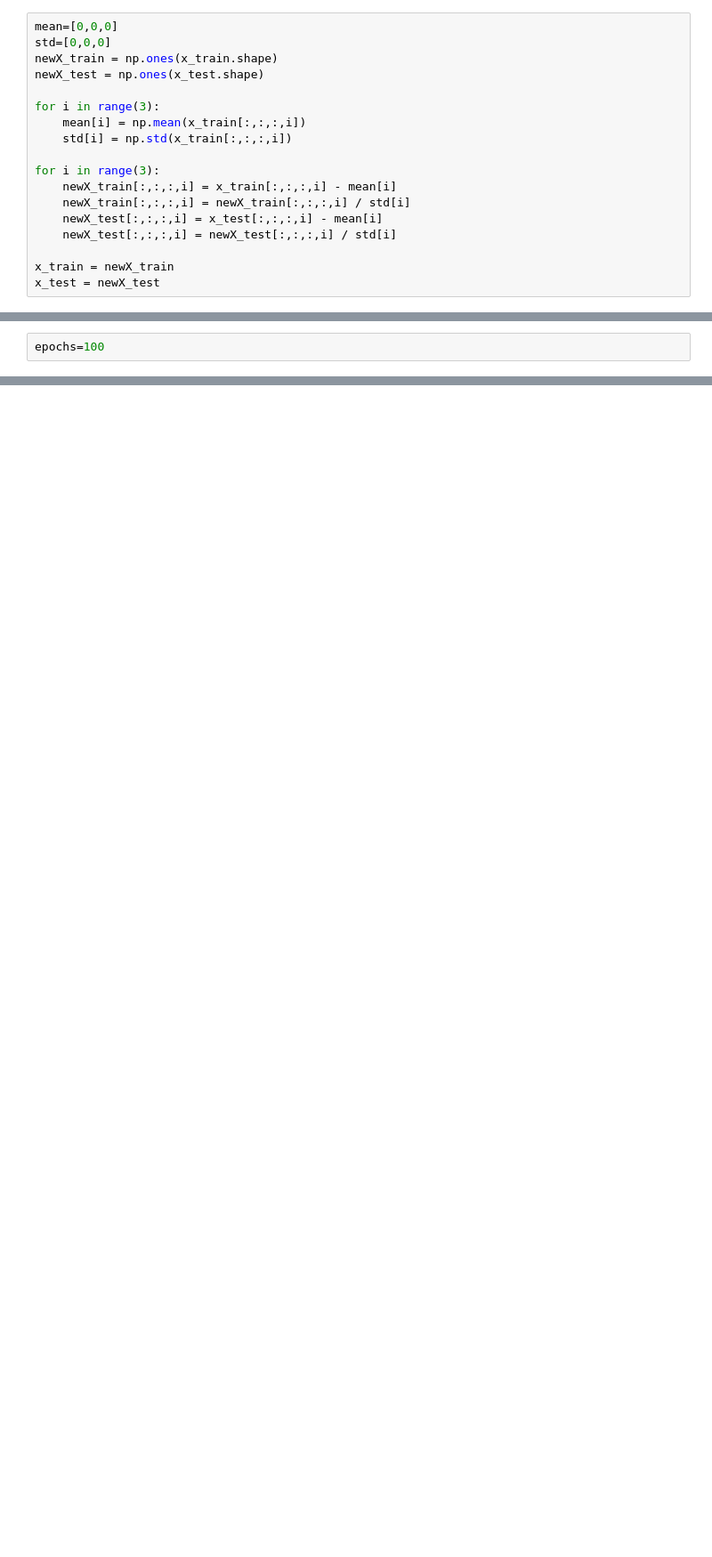
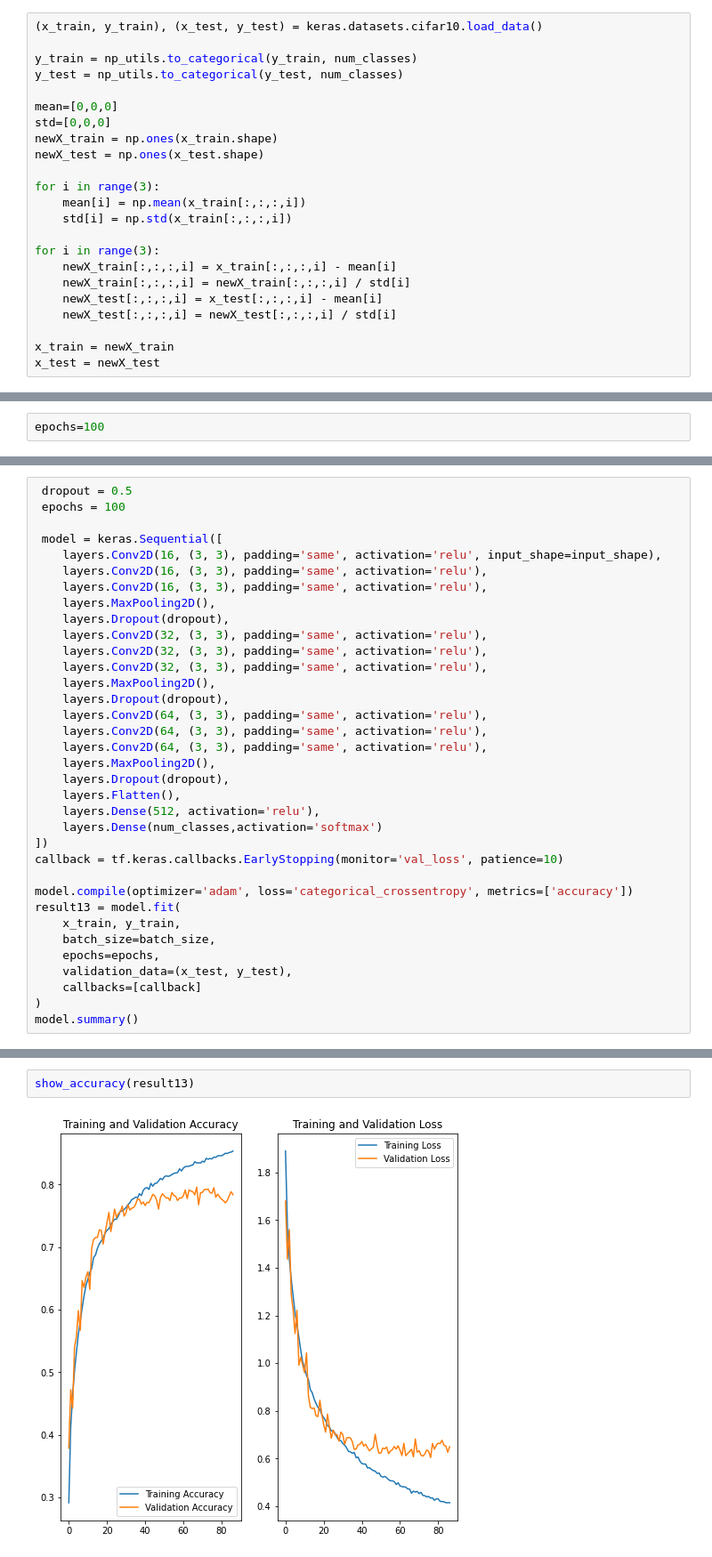
Before and after one commit to bjih1999/cifar_img_classify_project, a Jupyter notebook: plz.ipynb, the cells around one changed output, grey strips where cells are left out. Shown at 89% size. Cells and saved outputs as stored; diff of their text form; blank space fills up the shorter version.

```diff
--- a/plz.ipynb
+++ b/plz.ipynb
@@ -147,6 +241,11 @@ show_accuracy(result2)
 # %% [markdown]
 **cifar 10 regularated**
 # %%
+(x_train, y_train), (x_test, y_test) = keras.datasets.cifar10.load_data()
+
+y_train = np_utils.to_categorical(y_train, num_classes)
+y_test = np_utils.to_categorical(y_test, num_classes)
+
 mean=[0,0,0]
 std=[0,0,0]
 newX_train = np.ones(x_train.shape)
@@ -507,0 +730,35 @@ show_accuracy(result10)
+# %%
+ dropout = 0.5
+ epochs = 100
+
+ model = keras.Sequential([
+    layers.Conv2D(16, (3, 3), padding='same', activation='relu', input_shape=input_shape),
+    layers.Conv2D(16, (3, 3), padding='same', activation='relu'),
+    layers.Conv2D(16, (3, 3), padding='same', activation='relu'),
+    layers.MaxPooling2D(),
+    layers.Dropout(dropout),
+    layers.Conv2D(32, (3, 3), padding='same', activation='relu'),
+    layers.Conv2D(32, (3, 3), padding='same', activation='relu'),
+    layers.Conv2D(32, (3, 3), padding='same', activation='relu'),
+    layers.MaxPooling2D(),
+    layers.Dropout(dropout),
+    layers.Conv2D(64, (3, 3), padding='same', activation='relu'),
+    layers.Conv2D(64, (3, 3), padding='same', activation='relu'),
+    layers.Conv2D(64, (3, 3), padding='same', activation='relu'),
+    layers.MaxPooling2D(),
+    layers.Dropout(dropout),
+    layers.Flatten(),
+    layers.Dense(512, activation='relu'),
+    layers.Dense(num_classes,activation='softmax')
+])
+callback = tf.keras.callbacks.EarlyStopping(monitor='val_loss', patience=10)
+
+model.compile(optimizer='adam', loss='categorical_crossentropy', metrics=['accuracy'])
+result13 = model.fit(
+    x_train, y_train,
+    batch_size=batch_size,
+    epochs=epochs,
+    validation_data=(x_test, y_test),
+    callbacks=[callback]
+)
+model.summary()
@@ -507,0 +791,4 @@ show_accuracy(result10)
+# %%
+show_accuracy(result13)
+# %% [output]
+[figure, added]
```
Also changed, not shown: parts of 53 cells of this notebook.
